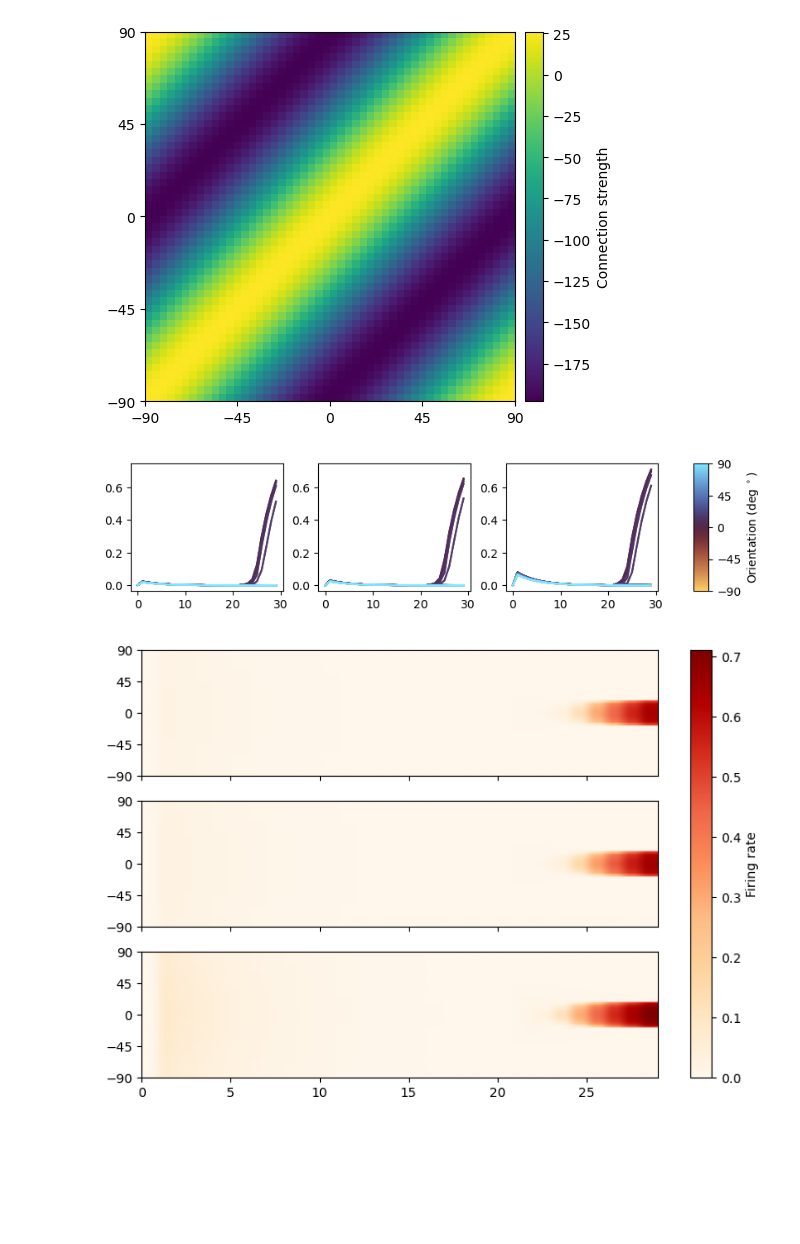
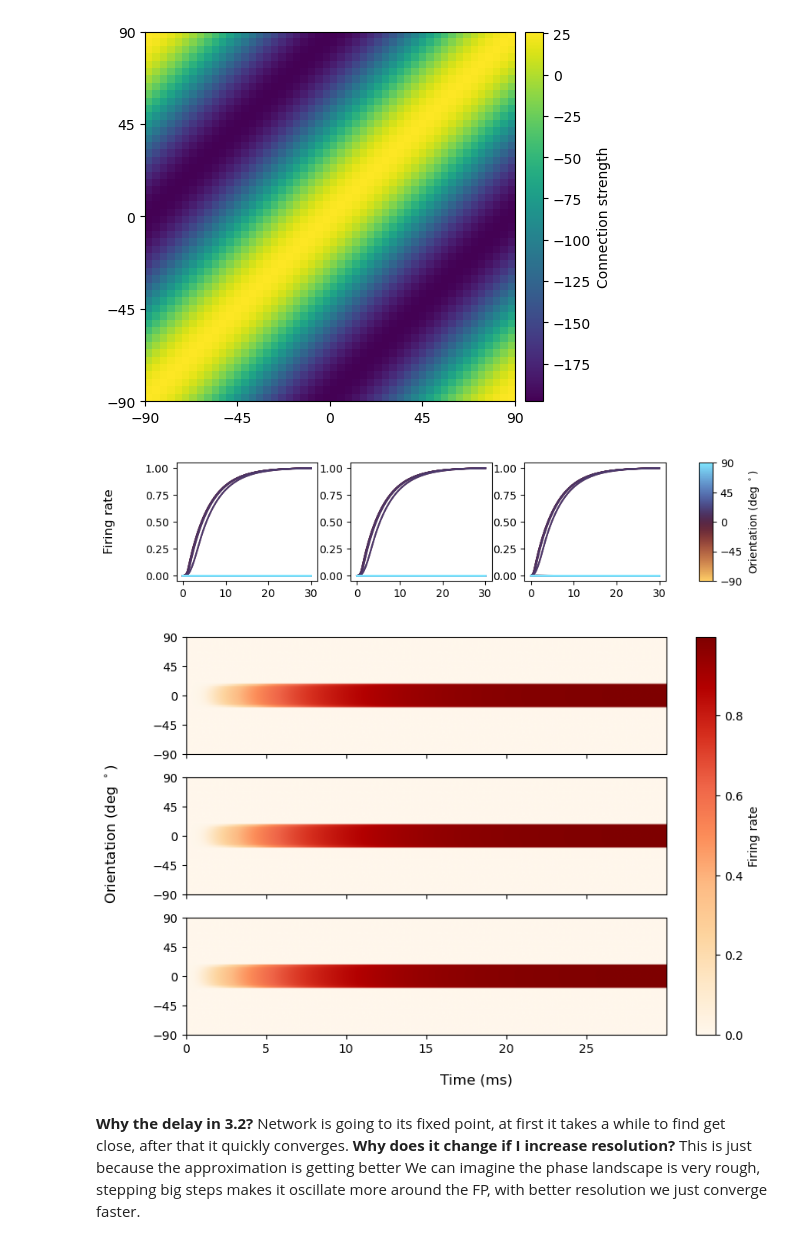
Before and after one commit to NemoInfo/NeuroModelSandbox, a Jupyter notebook: firing_rate/rate.ipynb, the cells around one changed output. Saved outputs shown, nothing was run; the diff lists cells and outputs as text; code cells hidden in the pictures; blank space fills up the shorter version.

Commit message:
Update rate notebook

```diff
--- a/firing_rate/rate.ipynb
+++ b/firing_rate/rate.ipynb
@@ -57,6 +57,8 @@ def plot_m_images(ts, m, theta, cmap="OrRd"):
         im = ax.imshow(mi.T[::-1], aspect='auto', cmap=cmap, extent=[ts[0], ts[-1], dtheta[0], dtheta[-1]], vmin=vmin, vmax=vmax)
         ax.set_yticks(yticks)
     cbar = fig.colorbar(im, ax=axs, orientation='vertical', label="Firing rate")
+    fig.supylabel(r"Orientation (deg $^\circ$)")
+    fig.supxlabel(r"Time (ms)")
     plt.show()
 
 def plot_m_lines(ts, m, theta, cmap="managua"):
@@ -81,7 +83,7 @@ def plot_m_lines(ts, m, theta, cmap="managua"):
     sm.set_array([])
     cbar = fig.colorbar(sm, cax=cbar_ax, label=r"Orientation (deg $^\circ$)")
     cbar.set_ticks(dticks)
-
+    fig.supylabel("Firing rate")
     plt.show()
 
 
@@ -172,23 +174,31 @@ def euler_sim_2(m0, theta, theta0, Ni, c, epsilon, dt=1, tau=5, T=0, beta=0.1, s
 # %%
 def part_3_2():
     N = 50
     theta = np.linspace(-np.pi/2, np.pi/2, N)
     m0 = np.zeros_like(theta)
 
     m = [None] * 3
     for i, c in enumerate([1.2,1.5,4]):
-        ts, m[i] = euler_sim_2(m0, theta, 0, 30, c, 0.1)
+        ts, m[i] = euler_sim_2(m0, theta, 0, 3000, c, 0.1, dt=0.01)
     m = np.array(m)
     vmin, vmax = np.min(m), np.max(m)
     pad = 0.05 * (vmax - vmin)
 
     plot_m_lines(ts, m, theta)
     plot_m_images(ts, m, theta)
 
 part_3_2()
 # %% [output]
-[figure, old version]
+[figure, new version]
-[figure, old version]
+[figure, new version]
+# %% [markdown]
+**Why the delay in 3.2?**
+    Network is going to its fixed point, at first it takes a while to find get close, after that it quickly converges.
+**Why does it change if I increase resolution?**
+    This is just because the approximation is getting better
+    We can imagine the phase landscape is very rough, stepping big
+    steps makes it oscillate more around the FP, with better
+    resolution we just converge faster.
 # %%
 def part_4_1():
     N = 50
```
Also changed, not shown: parts of 5 cells of this notebook, 1 other file.
